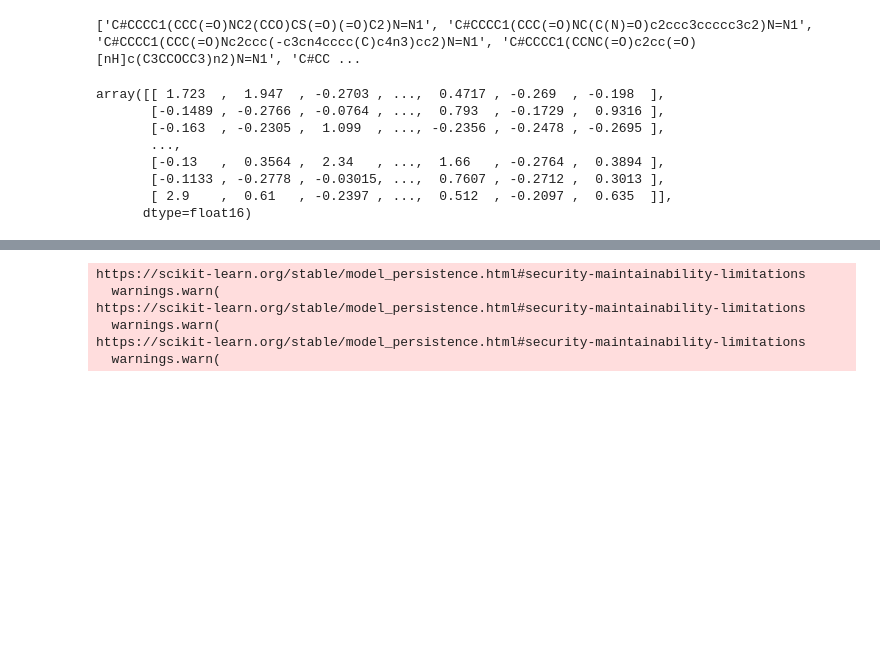
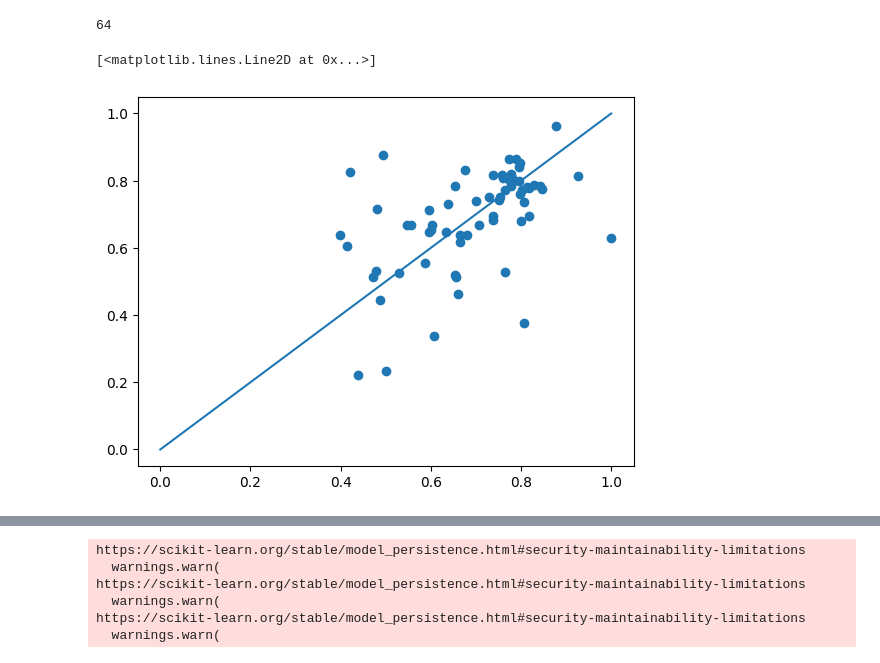
Before and after one commit to ligand-discovery/on-the-fly-modeling, a Jupyter notebook: notebooks/Development.ipynb, the cells around one changed output, grey strips where cells are left out. Cells and saved outputs as stored; diff of their text form; code cells hidden in the pictures; blank space fills up the shorter version.

Commit message:
protein precalcs only and small modifications to model

```diff
--- a/notebooks/Development.ipynb
+++ b/notebooks/Development.ipynb
@@ -1,34 +0,0 @@
-# %%
-import joblib
-import os
-import random
-import numpy as np
-from sklearn.neighbors import NearestNeighbors
-import pandas as pd
-
-DATA_PATH = "../data"
-
-fids, smiles, precalc_embeddings = joblib.load(os.path.join(DATA_PATH, "cemm_emb.joblib"))
-
-def get_random_y(num_positives):
-    y = [1]*num_positives + [0]*(precalc_embeddings.shape[0]-num_positives)
-    random.shuffle(y)
-    return np.array(y)
-
-X = precalc_embeddings
-y = get_random_y(100)
-
-print(smiles)
-# %% [output]
-['C#CCCC1(CCC(=O)NC2(CCO)CS(=O)(=O)C2)N=N1', 'C#CCCC1(CCC(=O)NC(C(N)=O)c2ccc3ccccc3c2)N=N1', 'C#CCCC1(CCC(=O)Nc2ccc(-c3cn4cccc(C)c4n3)cc2)N=N1', 'C#CCCC1(CCNC(=O)c2cc(=O)[nH]c(C3CCOCC3)n2)N=N1', 'C#CC ...
-# %%
-X
-# %% [output]
-array([[ 1.723  ,  1.947  , -0.2703 , ...,  0.4717 , -0.269  , -0.198  ],
-       [-0.1489 , -0.2766 , -0.0764 , ...,  0.793  , -0.1729 ,  0.9316 ],
-       [-0.163  , -0.2305 ,  1.099  , ..., -0.2356 , -0.2478 , -0.2695 ],
-       ...,
-       [-0.13   ,  0.3564 ,  2.34   , ...,  1.66   , -0.2764 ,  0.3894 ],
-       [-0.1133 , -0.2778 , -0.03015, ...,  0.7607 , -0.2712 ,  0.3013 ],
-       [ 2.9    ,  0.61   , -0.2397 , ...,  0.512  , -0.2097 ,  0.635  ]],
-      dtype=float16)
@@ -34,0 +11,23 @@ array([[ 1.723  ,  1.947  , -0.2703 , ...,  0.4717 , -0.269  , -0.198  ],
+# %%
+result = joblib.load("../data/protein_precalcs_only_aucs.joblib")
+x = []
+y = []
+n_pos = []
+for r in result:
+    if r["auroc"][0] is not None:
+        x += [r["auroc_baseline"][0]]
+        y += [r["auroc"][0]]
+        n_pos += [r["n_pos"]]
+x = np.array(x)
+y = np.array(y)
+n_pos = np.array(n_pos)
+# %%
+len(x)
+# %% [output]
+64
+# %%
+plt.scatter(x,y)
+plt.plot([0,1], [0,1])
+# %% [output]
+[<matplotlib.lines.Line2D at 0x...>]
+[figure, added]
```
Also changed, not shown: parts of 3 cells of this notebook, 9 other files.
